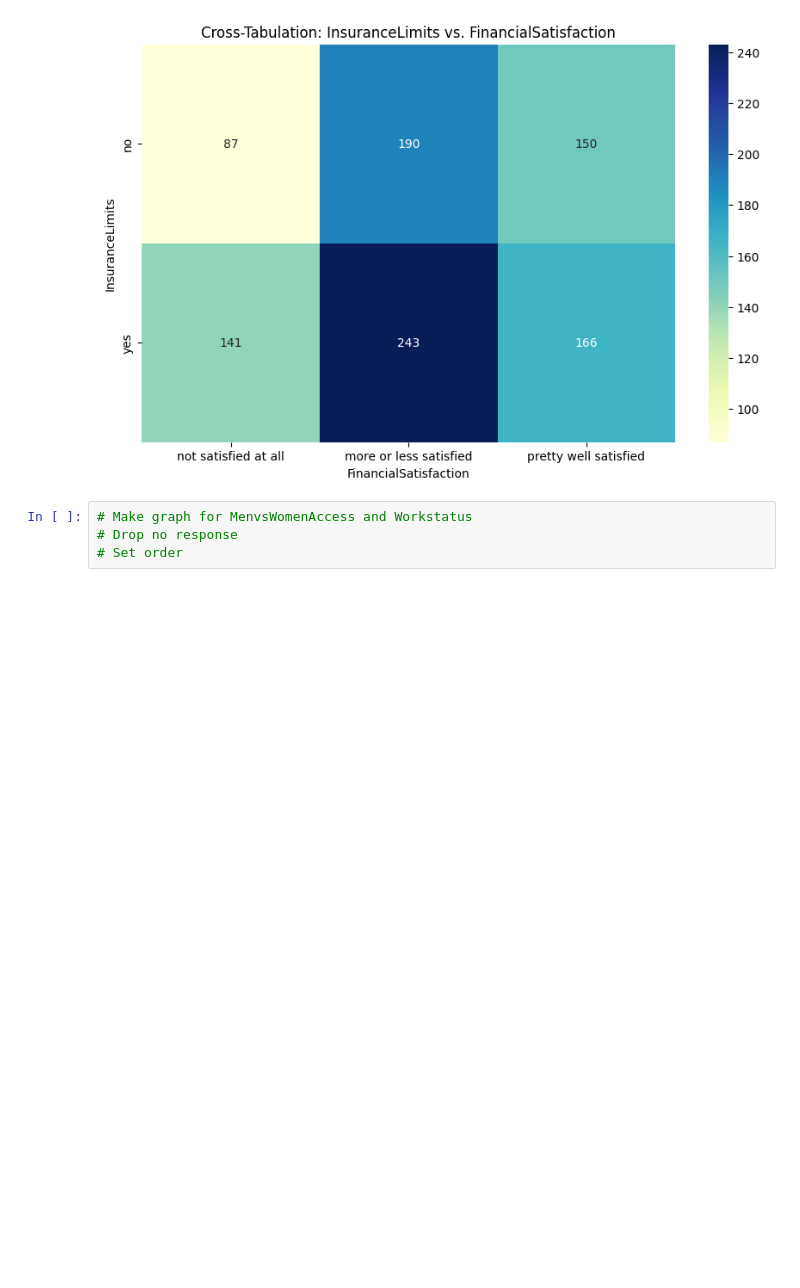
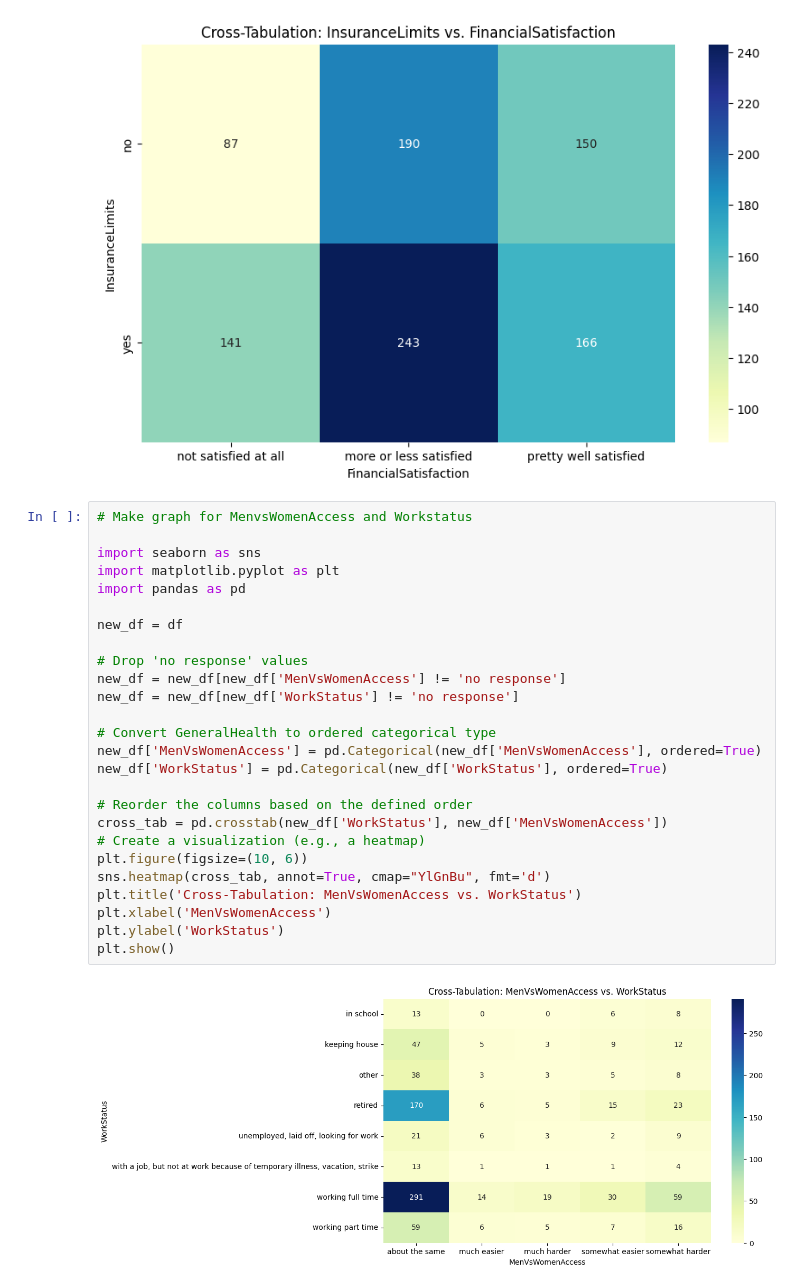
Before and after one commit to DS3001/group8, a Jupyter notebook: Untitled-1.ipynb, the cells around one changed output. Drawn from its saved outputs; the diff is of its cells as text; blank space fills up the shorter version.

Commit message:
added heatmaps for richvsyoung, citvsnoncit

```diff
--- a/Untitled-1.ipynb
+++ b/Untitled-1.ipynb
@@ -1209,7 +1209,31 @@ Try using .loc[row_indexer,col_indexer] = value instead
 See the caveats in the documentation: https://pandas.pydata.org/pandas-docs/stable/user_guide/indexing.html#returning-a-view-versus-a-copy
   filtered_df['FinancialSatisfaction'] = pd.Categorical(filtered_df['FinancialSatisfaction'], categories=order, ordered=True)
 [figure]
-# %%
-# Make graph for MenvsWomenAccess and Workstatus
-# Drop no response
-# Set order
+# %%
+# Make graph for MenvsWomenAccess and Workstatus
+
+import seaborn as sns
+import matplotlib.pyplot as plt
+import pandas as pd
+
+new_df = df
+
+# Drop 'no response' values
+new_df = new_df[new_df['MenVsWomenAccess'] != 'no response']
+new_df = new_df[new_df['WorkStatus'] != 'no response']
+
+# Convert GeneralHealth to ordered categorical type
+new_df['MenVsWomenAccess'] = pd.Categorical(new_df['MenVsWomenAccess'], ordered=True)
+new_df['WorkStatus'] = pd.Categorical(new_df['WorkStatus'], ordered=True)
+
+# Reorder the columns based on the defined order
+cross_tab = pd.crosstab(new_df['WorkStatus'], new_df['MenVsWomenAccess'])
+# Create a visualization (e.g., a heatmap)
+plt.figure(figsize=(10, 6))
+sns.heatmap(cross_tab, annot=True, cmap="YlGnBu", fmt='d')
+plt.title('Cross-Tabulation: MenVsWomenAccess vs. WorkStatus')
+plt.xlabel('MenVsWomenAccess')
+plt.ylabel('WorkStatus')
+plt.show()
+# %% [output]
+[figure, added]
```
Also changed, not shown: parts of 3 cells of this notebook.
